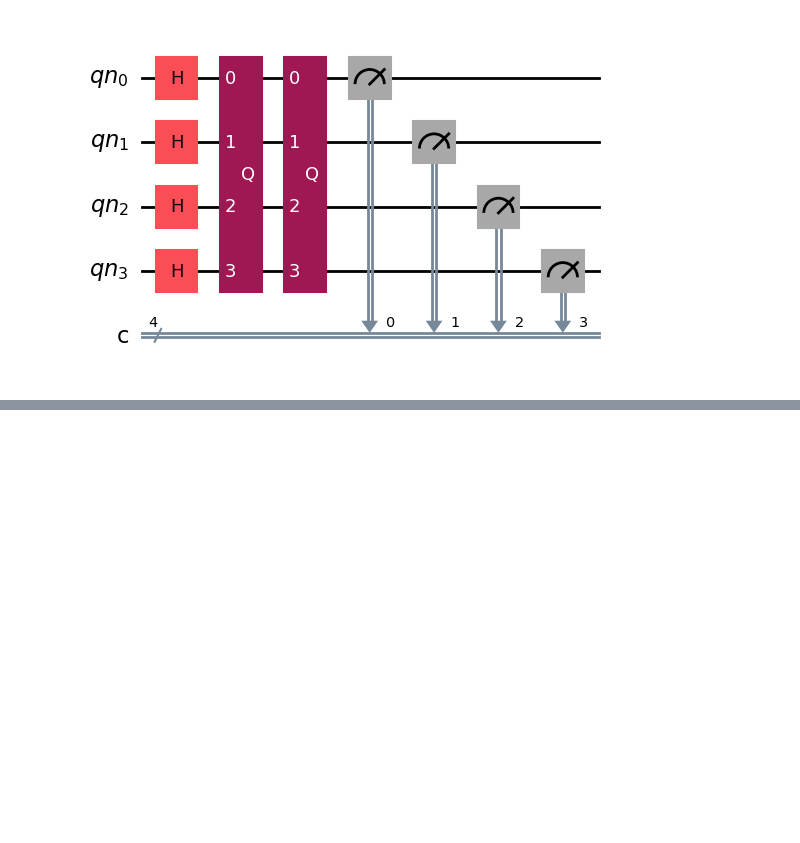
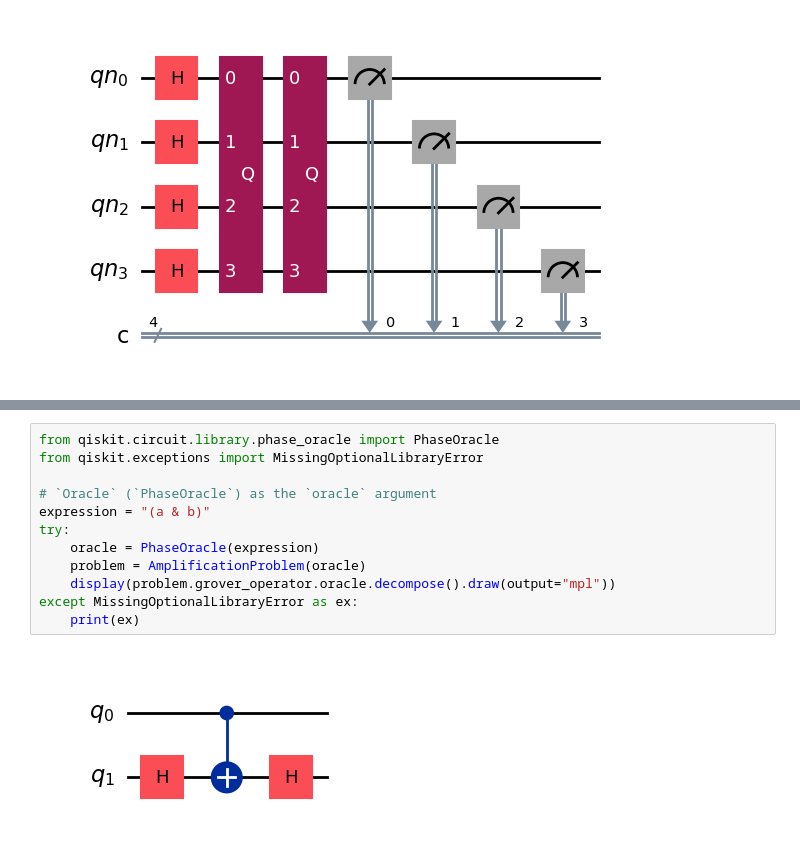
Before and after one commit to skingham/londonmet_quantum_tutorials, a Jupyter notebook: notebooks/week_3-grover.ipynb, the cells around one changed output, grey strips where cells are left out. Drawn from its saved outputs; the diff is of its cells as text; blank space fills up the shorter version.

```diff
--- a/notebooks/week_3-grover.ipynb
+++ b/notebooks/week_3-grover.ipynb
@@ -158,0 +230,14 @@ Depth: 4
+# %%
+from qiskit.circuit.library.phase_oracle import PhaseOracle
+from qiskit.exceptions import MissingOptionalLibraryError
+
+# `Oracle` (`PhaseOracle`) as the `oracle` argument
+expression = "(a & b)"
+try:
+    oracle = PhaseOracle(expression)
+    problem = AmplificationProblem(oracle)
+    display(problem.grover_operator.oracle.decompose().draw(output="mpl"))
+except MissingOptionalLibraryError as ex:
+    print(ex)
+# %% [output]
+[figure, added]
```
Also changed, not shown: parts of 44 cells of this notebook, 3 other files.
